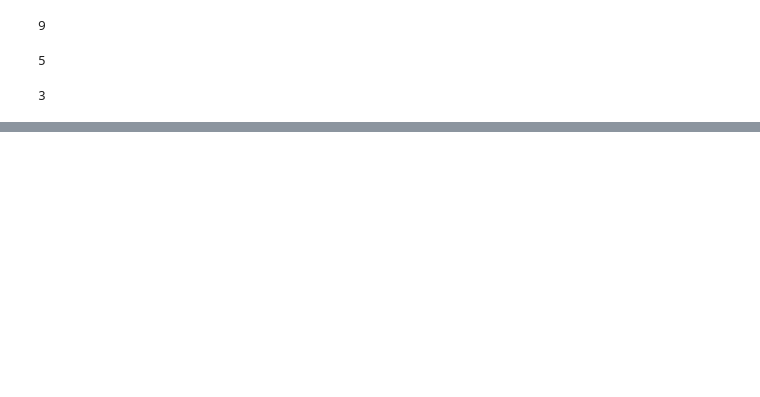
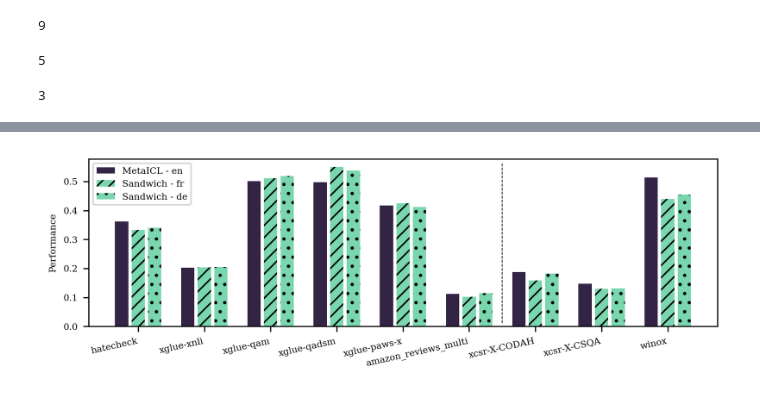
Before and after one commit to thesofakillers/CLAfICLe, a Jupyter notebook: notebooks/results.ipynb, the cells around one changed output, grey strips where cells are left out. Cells and saved outputs as stored; diff of their text form; code cells hidden in the pictures; blank space fills up the shorter version.

```diff
--- a/notebooks/results.ipynb
+++ b/notebooks/results.ipynb
@@ -173,0 +176,38 @@ plt.show()
+# %%
+font = {"family": "serif", "size": 6}
+
+matplotlib.rc("font", **font)
+
+lang_to_hatch = {"de": "..", "fr": "///", "en": None}
+
+bars_per_task = 3
+space_bet_tasks = 1
+task_width = bars_per_task + space_bet_tasks
+
+f, ax = plt.subplots(1, 1, figsize=(TEXT_WIDTH_INCHES, TEXT_WIDTH_INCHES / 3), dpi=300)
+
+for i, task in enumerate(TASKS):
+    task_metric = task_to_metric[task]
+    for j, lang in enumerate(LANGS):
+        bar_index = task_width * i + j
+        for model in ("MetaICL", "Sandwich"):
+            for run in eval_runs:
+                if run["model_name"] == model and run["lang"] == lang:
+                    ax.bar(
+                        bar_index,
+                        run["metrics"][task][task_metric],
+                        hatch=lang_to_hatch[lang],
+                        color=model_to_color[model],
+                        label=f"{model} - {lang}" if i == num_tasks - 1 else None,
+                    )
+ax.legend()
+ax.set_xlim(-2, 36)
+ax.set_ylabel("Performance")
+ax.set_xticks(np.arange(1, 36, 4))
+ax.set_xticklabels(TASKS, rotation=12.5, ha="right")
+ax.axvline(x=23, ymax=0.98, ymin=0.02, linewidth=0.5, color='black', linestyle='dashed')
+f.set_tight_layout(True)
+plt.savefig("../reports/figures/baselines.pdf", bbox_inches='tight', pad_inches=0)
+plt.show()
+# %% [output]
+[figure, added]
```
Also changed, not shown: parts of 3 cells of this notebook, 2 other files.
